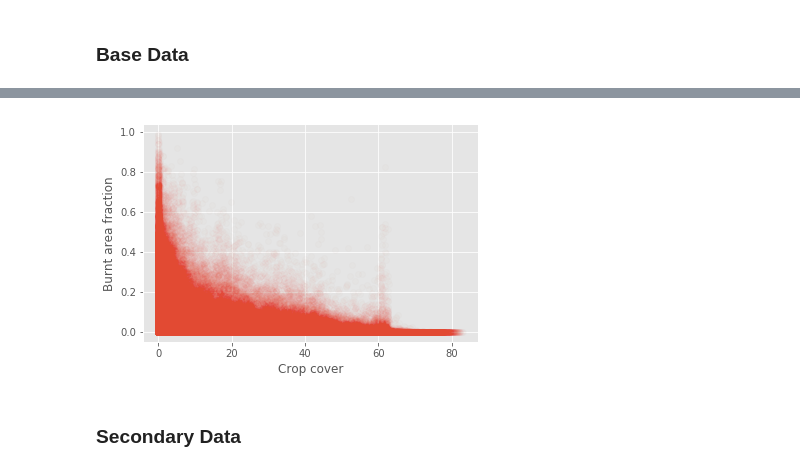
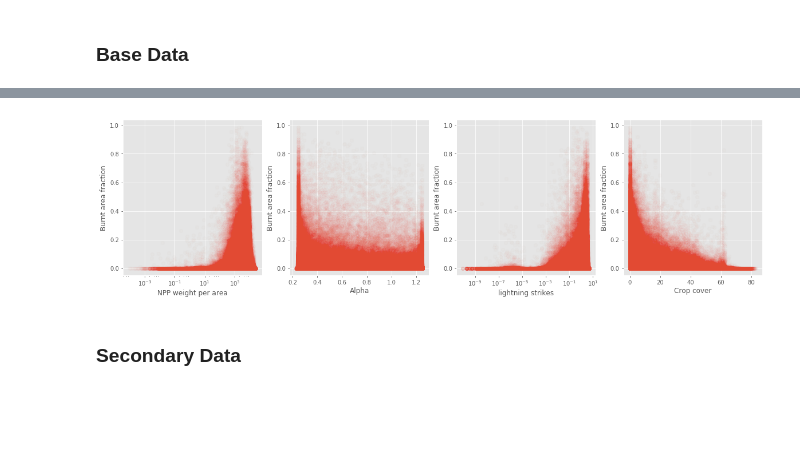
Before and after one commit to rhyswhitley/fire_limitation, a Jupyter notebook: notebooks/data_viz.ipynb, the cells around one changed output, grey strips where cells are left out. Cells and saved outputs as stored; diff of their text form; code cells hidden in the pictures; blank space fills up the shorter version.

```diff
--- a/notebooks/data_viz.ipynb
+++ b/notebooks/data_viz.ipynb
@@ -121,6 +107,20 @@ plt.xscale('log')
-# %%
-pltVsFire(fd.cropland, "Crop cover")
-# %% [output]
-[figure, removed]
+# %%
+plt.figure(figsize=(20, 5))
+plt.subplot(1, 4, 1)
+pltVsFire(fd.NPP, "NPP weight per area");
+plt.ylabel("Burnt area fraction")
+plt.xscale('log')
+
+plt.subplot(1, 4, 2)
+pltVsFire(fd.alpha, "Alpha")
+
+plt.subplot(1, 4, 3)
+pltVsFire(fd.lightning_ignitions, "lightning strikes")
+plt.xscale('log')
+
+plt.subplot(1, 4, 4)
+pltVsFire(fd.cropland, "Crop cover")
+# %% [output]
+[figure, added]
 # %% [markdown]
 ### Secondary Data
```
Also changed, not shown: parts of 14 cells of this notebook.
